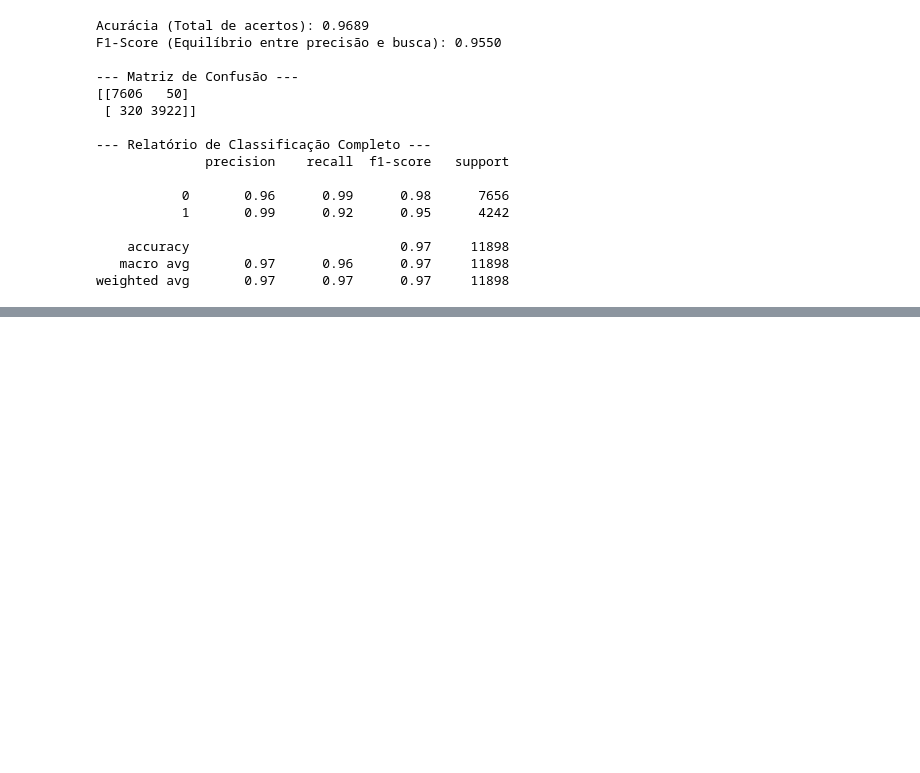
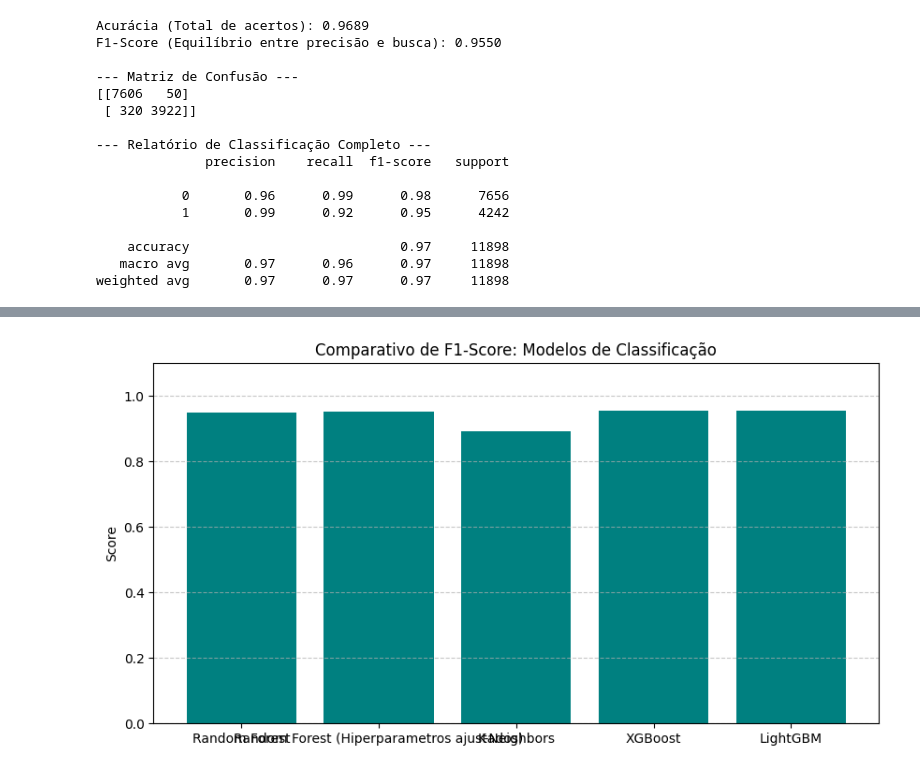
Before and after one commit to AnaPRodrigues/tech-challenge-grupo-9, a Jupyter notebook: tech-challenge-chikungunya.ipynb, the cells around one changed output, grey strips where cells are left out. Cells and saved outputs as stored; diff of their text form; code cells hidden in the pictures; blank space fills up the shorter version.

Commit message:
feat: incluindo comparativo de modelos

```diff
--- a/tech-challenge-chikungunya.ipynb
+++ b/tech-challenge-chikungunya.ipynb
@@ -838,11 +850,11 @@ modelo_kneighbors.fit(X_train_kneighbors, y_train_kneighbors)
 previsoes_kneighbors = modelo_kneighbors.predict(X_test_kneighbors)
 # %%
 # Avaliando as métricas de Classificação
-acuracia = accuracy_score(y_test_kneighbors, previsoes_kneighbors)
-f1 = f1_score(y_test_kneighbors, previsoes_kneighbors)
+acuracia_kneighbors = accuracy_score(y_test_kneighbors, previsoes_kneighbors)
+f1_kneighbors = f1_score(y_test_kneighbors, previsoes_kneighbors)
 
-print(f'Acurácia (Total de acertos): {acuracia:.4f}')
-print(f'F1-Score (Equilíbrio entre precisão e busca): {f1:.4f}')
+print(f'Acurácia (Total de acertos): {acuracia_kneighbors:.4f}')
+print(f'F1-Score (Equilíbrio entre precisão e busca): {f1_kneighbors:.4f}')
 
 print("\n--- Matriz de Confusão ---")
 # Mostra exatamente onde o modelo acertou e onde ele confundiu os diagnósticos
@@ -903,11 +915,11 @@ modelo_xgb.fit(X_train_xgboost, y_train_xgboost)
 previsoes_xgboost = modelo_xgb.predict(X_test_xgboost)
 # %%
 # Avaliando as métricas de Classificação
-acuracia = accuracy_score(y_test_xgboost, previsoes_xgboost)
-f1 = f1_score(y_test_xgboost, previsoes_xgboost)
+acuracia_xgb = accuracy_score(y_test_xgboost, previsoes_xgboost)
+f1_xgb = f1_score(y_test_xgboost, previsoes_xgboost)
 
-print(f'Acurácia (Total de acertos): {acuracia:.4f}')
-print(f'F1-Score (Equilíbrio entre precisão e busca): {f1:.4f}')
+print(f'Acurácia (Total de acertos): {acuracia_xgb:.4f}')
+print(f'F1-Score (Equilíbrio entre precisão e busca): {f1_xgb:.4f}')
 
 print("\n--- Matriz de Confusão ---")
 # Mostra exatamente onde o modelo acertou e onde ele confundiu os diagnósticos
@@ -977,11 +989,11 @@ model_lgb.fit(X_train_lightgbm, y_train_lightgbm)
 previsoes_lightgbm = model_lgb.predict(X_test_lightgbm)
 # %%
 # Avaliando as métricas de Classificação
-acuracia = accuracy_score(y_test_lightgbm, previsoes_lightgbm)
-f1 = f1_score(y_test_lightgbm, previsoes_lightgbm)
+acuracia_lgb = accuracy_score(y_test_lightgbm, previsoes_lightgbm)
+f1_lgb = f1_score(y_test_lightgbm, previsoes_lightgbm)
 
-print(f'Acurácia (Total de acertos): {acuracia:.4f}')
-print(f'F1-Score (Equilíbrio entre precisão e busca): {f1:.4f}')
+print(f'Acurácia (Total de acertos): {acuracia_lgb:.4f}')
+print(f'F1-Score (Equilíbrio entre precisão e busca): {f1_lgb:.4f}')
 
 print("\n--- Matriz de Confusão ---")
 # Mostra exatamente onde o modelo acertou e onde ele confundiu os diagnósticos
@@ -1100,0 +1081,12 @@ print(confusion_matrix(y_test_catboost, previsoes_catboost))
+# %%
+import pandas as pd
+import matplotlib.pyplot as plt
+
+df_comp_final = pd.DataFrame({
+    'Modelo': ['Random Forest', 'Random Forest (Hiperparametros ajustados)', 'K-Neighbors', 'XGBoost', 'LightGBM'],
+    'Acurácia': [acuracia_rfc, acuracia_hiperparametros, acuracia_kneighbors, acuracia_xgb, acuracia_lgb],
+    'F1-Score': [f1_rfc, f1_hiperparametros, f1_kneighbors, f1_xgb, f1_lgb]
+})
+
+print("### Performance Comparativa dos Classificadores")
+display(df_comp_final)
@@ -1100,0 +1133,11 @@ print(confusion_matrix(y_test_catboost, previsoes_catboost))
+# %%
+
+plt.figure(figsize=(10, 5))
+plt.bar(df_comp_final['Modelo'], df_comp_final['F1-Score'], color='teal')
+plt.title('Comparativo de F1-Score: Modelos de Classificação')
+plt.ylabel('Score')
+plt.ylim(0, 1.1)
+plt.grid(axis='y', linestyle='--', alpha=0.7)
+plt.show()
+# %% [output]
+[figure, added]
```
Also changed, not shown: parts of 20 cells of this notebook.
